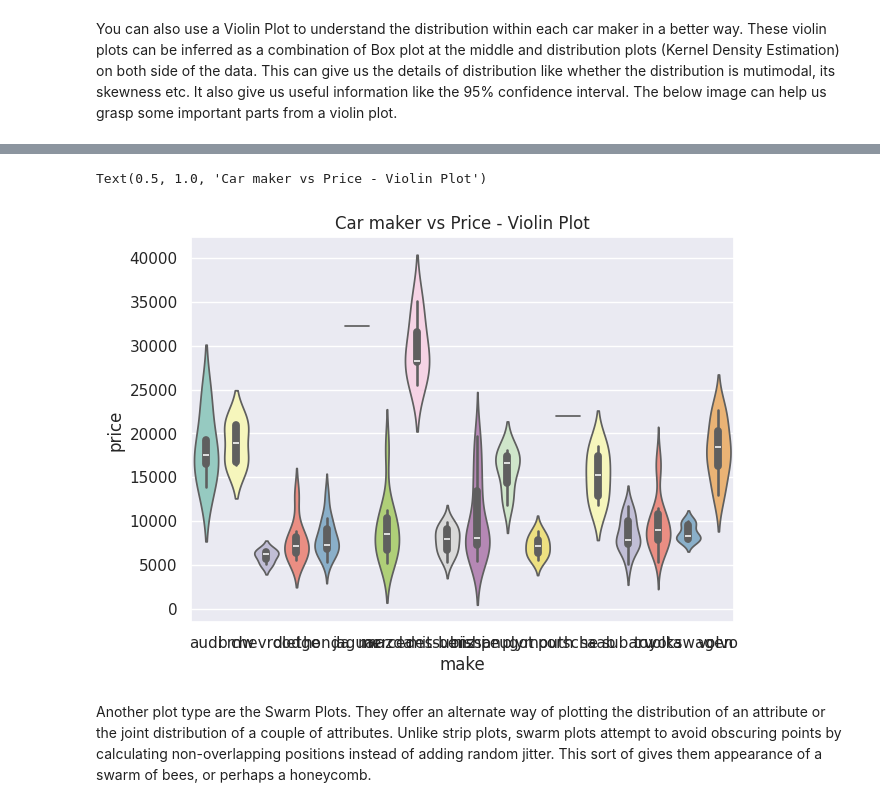
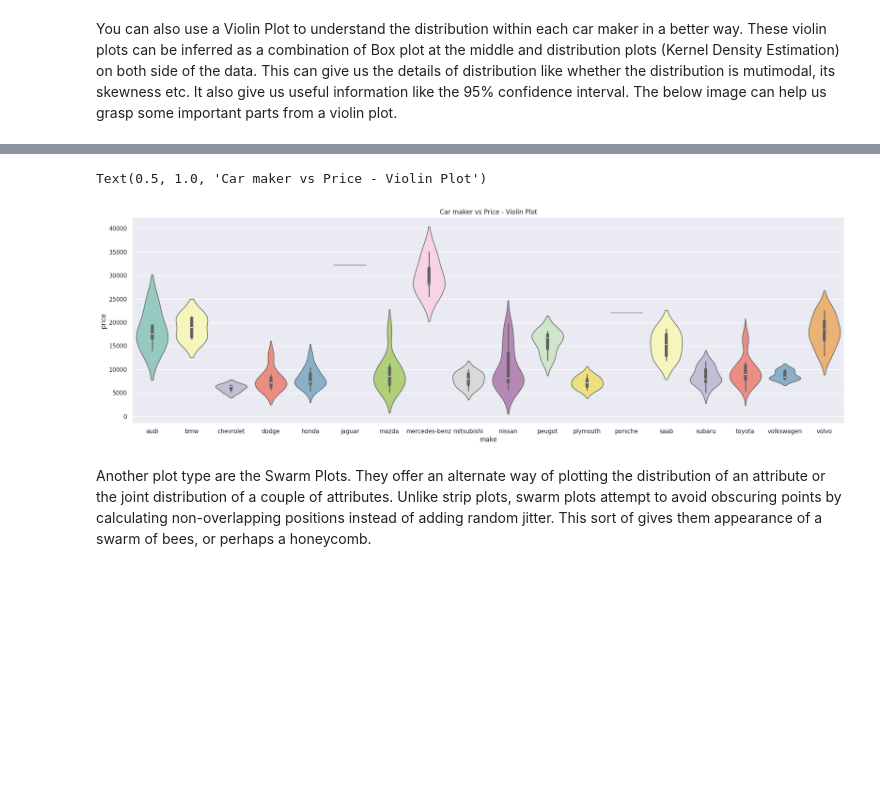
Before and after one commit to Arun2565/FMML_Projects_And_Labs, a Jupyter notebook: AIML_Module_02_Lab_01_Basic_Plots.ipynb, the cells around one changed output, grey strips where cells are left out. Cells and saved outputs as stored; diff of their text form; code cells hidden in the pictures; blank space fills up the shorter version.

```diff
--- a/AIML_Module_02_Lab_01_Basic_Plots.ipynb
+++ b/AIML_Module_02_Lab_01_Basic_Plots.ipynb
@@ -102,10 +102,11 @@ You can also use a Violin Plot to understand the distribution within each car ma
 # %% [markdown]
 ![image.png](embedded-picture-1)
 # %%
+sns.set(rc={'figure.figsize':(24,7)})
 sns.violinplot(x=X["make"],y=y,hue = X["make"],palette="Set3",legend = False).set_title('Car maker vs Price - Violin Plot')
 # %% [output]
 Text(0.5, 1.0, 'Car maker vs Price - Violin Plot')
-[figure, old version]
+[figure, new version]
 # %% [markdown]
 Another plot type are the Swarm Plots. They offer an alternate way of plotting the distribution of an attribute or the joint distribution of a couple of attributes. Unlike strip plots, swarm plots attempt to avoid obscuring points by calculating non-overlapping positions instead of adding random jitter. This sort of gives them appearance of a swarm of bees, or perhaps a honeycomb.
 # %%
```
Also changed, not shown: parts of 2 cells of this notebook.
